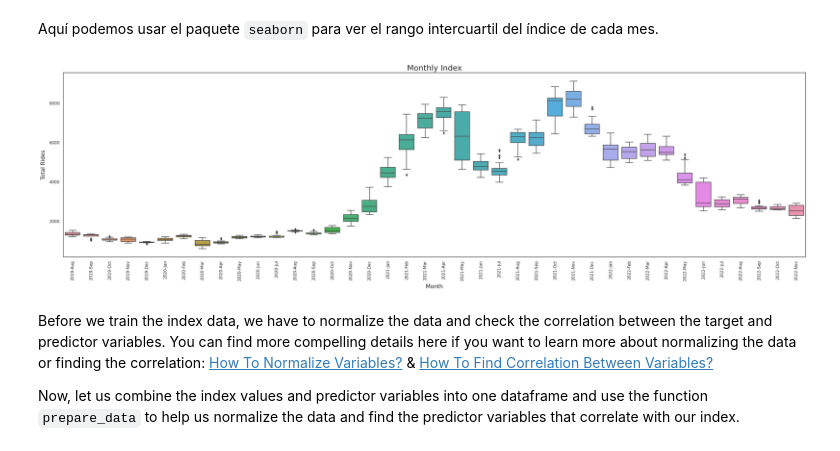
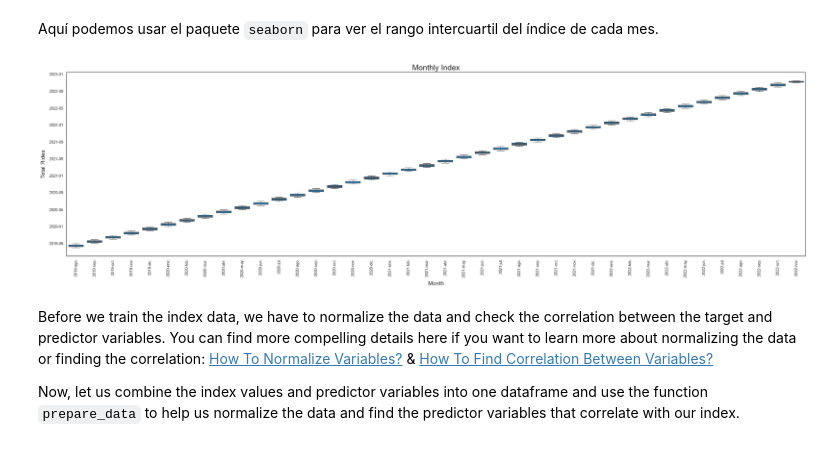
Before and after one commit to xtatikmel/CriptoPython, a Jupyter notebook: Create a Cryptocurrency Trading Algorithm in Python/Forecasting_-_Cryptocurrency_Markets.ipynb, the cells around one changed output. Saved outputs shown, nothing was run; the diff lists cells and outputs as text; code cells hidden in the pictures.

```diff
--- a/Create a Cryptocurrency Trading Algorithm in Python/Forecasting_-_Cryptocurrency_Markets.ipynb
+++ b/Create a Cryptocurrency Trading Algorithm in Python/Forecasting_-_Cryptocurrency_Markets.ipynb
@@ -378,7 +374,8 @@ def read_date_series_files(files, strat_time, end_time, join_type, col_read=None
             df = pd.read_csv(f, sep=",", header=0, usecols=col_read)
             df["Date"] = pd.to_datetime(df["Date"])
             dfs = dfs.merge(df, how=join_type, left_on="Date", right_on="Date")
-            dfs.set_axis([*dfs.columns[:-1], basename(f).replace(".csv", "")], axis=1, inplace=True)
+            dfs = dfs.set_axis([*dfs.columns[:-1], basename(f).replace(".csv", "")],axis=1
+)
     elif join_type == "normal":  # combine same columns from different files
         df = [pd.read_csv(f, sep=",", header=0, usecols=col_read) for f in folder]
         dfs = pd.concat(df, ignore_index=True)
@@ -416,15 +413,37 @@ def clean_data(tv, pv):
 def prepare_data(dataset):
     df = dataset.copy()
 
-    # normalized the data with min-max scaling
-    df_nor = pd.DataFrame(MinMaxScaler().fit_transform(df)).assign(label=df.index)
-    df_nor.columns = df.columns.to_list() + ["Date"]
-    df_nor.set_index("Date", inplace=True)
+    scaler = MinMaxScaler()
 
-    # we will remove the weak corellation (% between -0.2 to 0.2)
+    df_nor = pd.DataFrame(
+        scaler.fit_transform(df),
+        index=df.index,
+        columns=df.columns.astype(str)
+    )
+
     cor = df_nor.corr(method="pearson")
-    df_nor.drop(df_nor.columns[(cor.Index >= -0.2) & (cor.Index <= 0.2)], axis=1, inplace=True)
+
+    if "Index" in cor.columns:
+        correlated_columns = cor.index[
+            cor["Index"].abs() >= 0.2
+        ]
+        df_nor = df_nor.loc[:, correlated_columns]
+
     return df_nor
+
+
+#def prepare_data(dataset):
+#    df = dataset.copy()
+#
+#    # normalized the data with min-max scaling
+#    df_nor = pd.DataFrame(MinMaxScaler().fit_transform(df)).assign(label=df.index)
+#    df_nor.columns = df.columns.to_list() + ["Date"]
+#    df_nor.set_index("Date", inplace=True)
+#
+#    # we will remove the weak corellation (% between -0.2 to 0.2)
+#    cor = df_nor.corr(method="pearson")
+#    df_nor.drop(df_nor.columns[(cor.Index >= -0.2) & (cor.Index <= 0.2)], axis=1, inplace=True)
+#    return df_nor
 
 
 def time_series_split(df, train_percent):
@@ -687,7 +716,7 @@ for i in range(len(coins.columns)):
     result.append(coin)
 # assign index value with date
 ew_index = pd.DataFrame(1 + pd.DataFrame(pd.concat(result, axis=1)).sum(axis=1))
-ew_index.set_axis([*ew_index.columns[:-1], "Index"], axis=1, inplace=True)
+ew_index.set_axis([*ew_index.columns[:-1], "Index"], axis=1)
 
 ew_index.tail(3)
 # %% [output]
@@ -704,14 +733,14 @@ Here we can use <code>seaborn</code> package to view each month's interquartile
 Aquí podemos usar el paquete <code>seaborn</code> para ver el rango intercuartil del índice de cada mes.
 # %%
 ts_fig, ts_ax = plt.subplots(figsize=(36, 9))
-sns.boxplot(x=ew_index.index.strftime("%Y-%b"), y=ew_index.Index, ax=ts_ax)
+sns.boxplot(x=ew_index.index.strftime("%Y-%b"), y=ew_index.index, ax=ts_ax)
 ts_ax.set_xlabel("Month", labelpad=9, fontsize=15)
 ts_ax.set_ylabel("Total Rides", labelpad=9, fontsize=15)
 ts_ax.set_xticklabels(ts_ax.get_xticklabels(), rotation=90)
 ts_ax.set_title("Monthly Index", fontsize=21)
 plt.show()
 # %% [output]
-[figure, old version]
+[figure, new version]
 # %% [markdown]
 Before we train the index data, we have to normalize the data and check the correlation between the target and predictor variables. You can find more compelling details here if you want to learn more about normalizing the data or finding the correlation: <a href="#How-To-Normalize-Variables?">How To Normalize Variables?</a> & <a href="#How-To-Find-Correlation-Between-Variables?">How To Find Correlation Between Variables?</a>
 
```
Also changed, not shown: parts of 11 cells of this notebook, 21 other files.
